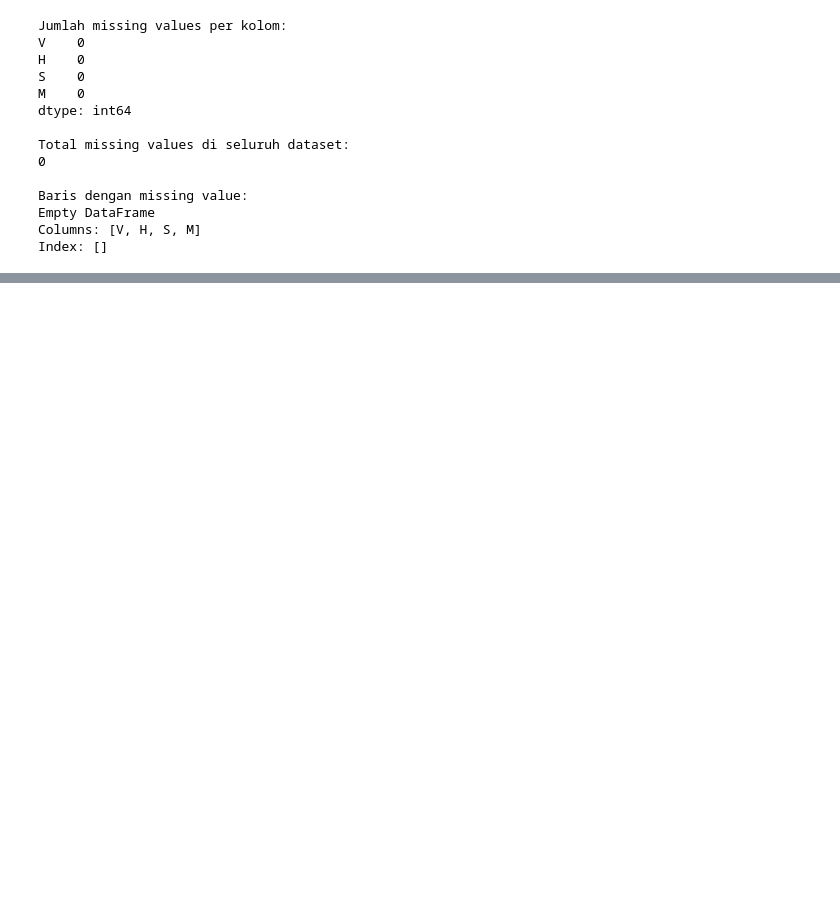
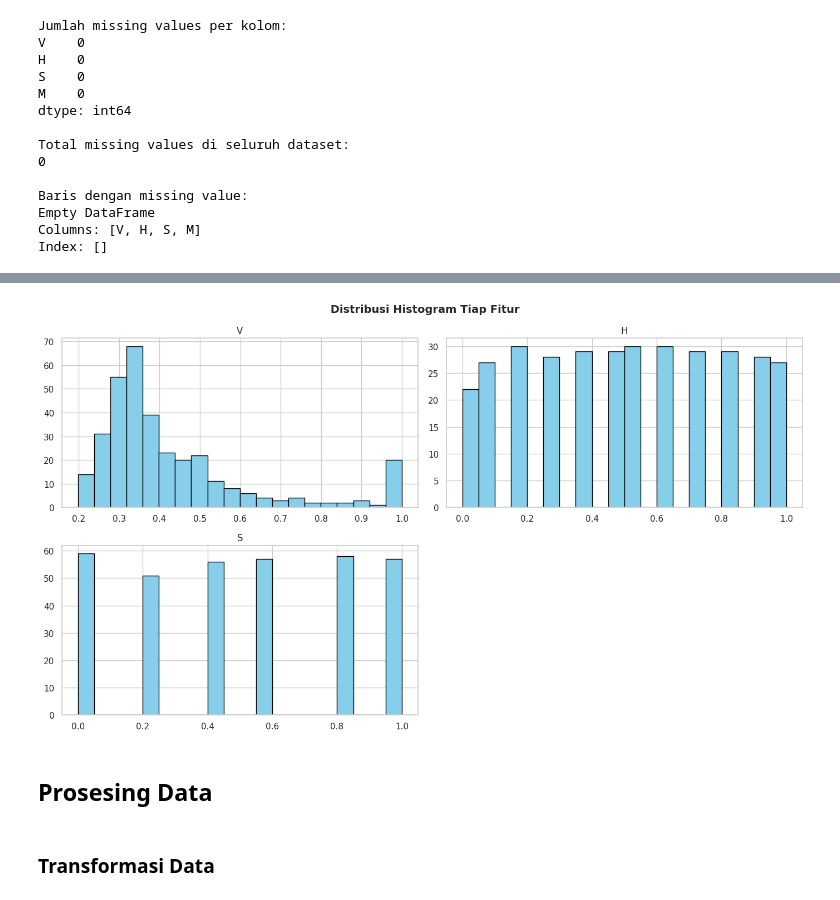
Before and after one commit to firmandani60/pendata, a Jupyter notebook: _sources/PraUAS.ipynb, the cells around one changed output, grey strips where cells are left out. Cells and saved outputs as stored; diff of their text form; code cells hidden in the pictures; blank space fills up the shorter version.

```diff
--- a/_sources/PraUAS.ipynb
+++ b/_sources/PraUAS.ipynb
@@ -368,0 +302,21 @@ print(f'✅ Akurasi model KNN (k=5) adalah {round(accuracy, 2)} %.')
+# %%
+import matplotlib.pyplot as plt
+import seaborn as sns
+
+# Set tema seaborn
+sns.set(style="whitegrid")
+
+# Buat histogram untuk semua fitur numerik
+data_features = data.drop(columns=['M'])  # Kolom target 'M' dikeluarkan
+
+# Histogram
+data_features.hist(bins=20, figsize=(14, 8), color='skyblue', edgecolor='black')
+plt.suptitle(" Distribusi Histogram Tiap Fitur", fontsize=14, fontweight='bold')
+plt.tight_layout()
+plt.show()
+# %% [output]
+[figure, added]
+# %% [markdown]
+## Prosesing Data
+# %% [markdown]
+### Transformasi Data
```
Also changed, not shown: parts of 68 cells of this notebook, 13 other files.
